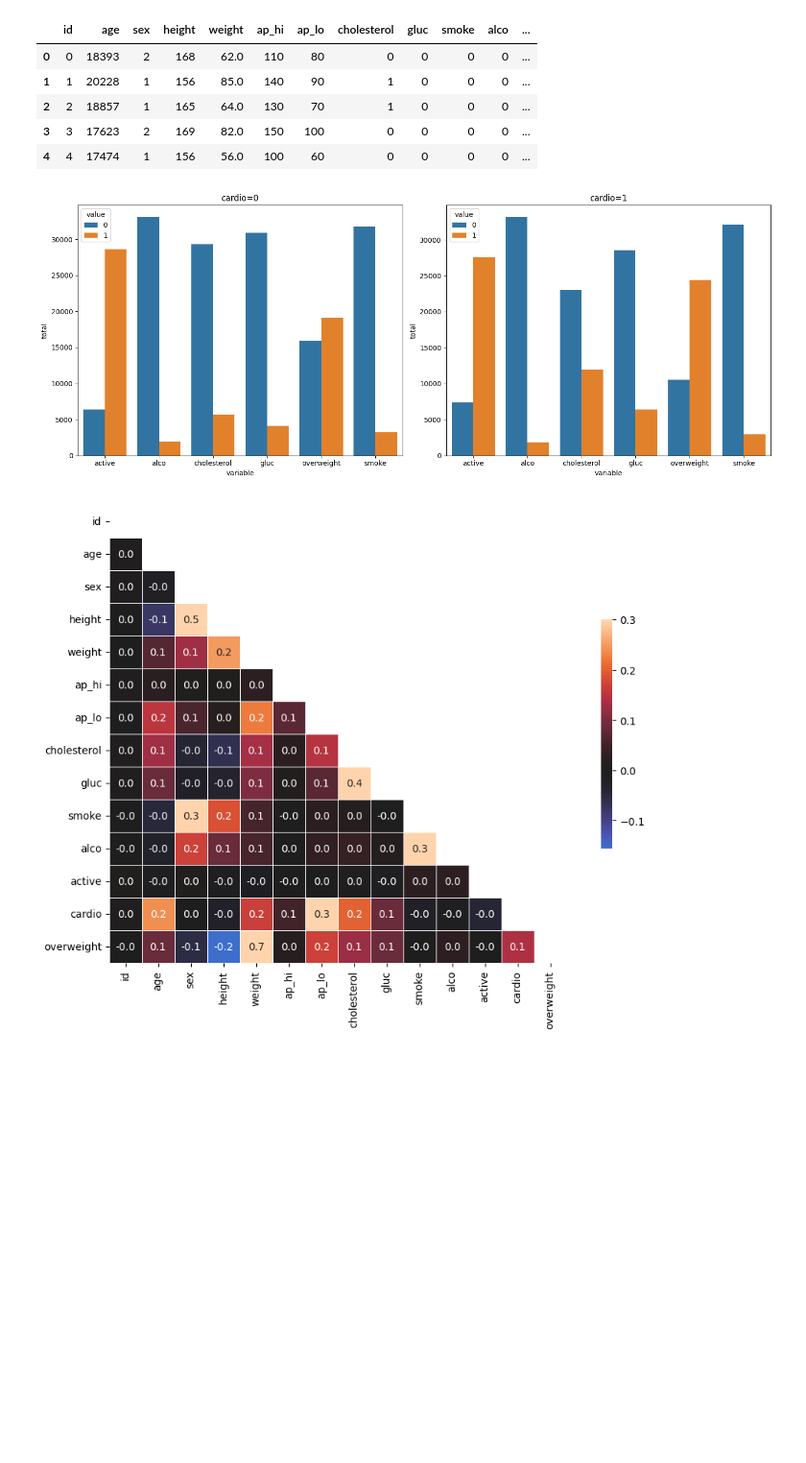
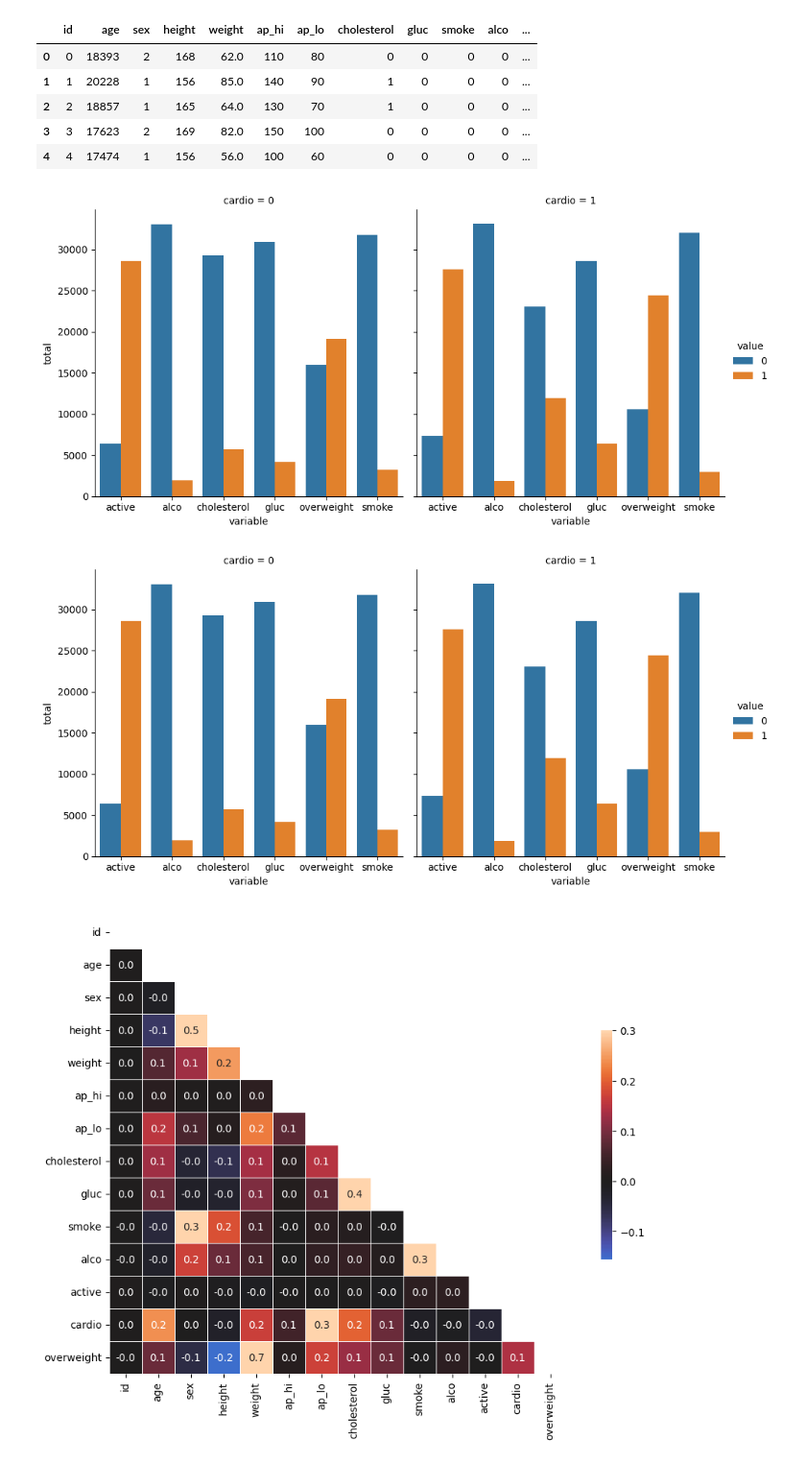
Before and after one commit to macosta7/curso_python, a Jupyter notebook: exercicio3/jupyter.ipynb, the cells around one changed output. Shown at 96% size. Saved outputs shown, nothing was run; the diff lists cells and outputs as text; code cells hidden in the pictures; blank space fills up the shorter version.

```diff
--- a/exercicio3/jupyter.ipynb
+++ b/exercicio3/jupyter.ipynb
@@ -42,43 +42,27 @@ df.head()
 # %%
 # Draw the Categorical Plot in the draw_cat_plot function.
 def draw_cat_plot():
-    # 5. Derreter os dados para um formato longo
+    # 5
     df_cat = pd.melt(df[['cholesterol', 'gluc', 'smoke', 'alco', 'active', 'cardio', 'overweight']],
                     id_vars=['cardio'], var_name='variable', value_name='value')
 
-    # 6. Agrupar os dados e contar as ocorrências
-    df_cat_grouped = df_cat.groupby(['cardio', 'variable', 'value']).size().reset_index(name='total')
+    # 6
+    df_cat = pd.melt(df, id_vars=['cardio'], value_vars=['active', 'alco', 'cholesterol', 'gluc', 'overweight', 'smoke'])
 
-    # 7. Filtrar os dados para cardio=0 e cardio=1
-    df_cat_cardio_0 = df_cat_grouped[df_cat_grouped['cardio'] == 0]
-    df_cat_cardio_1 = df_cat_grouped[df_cat_grouped['cardio'] == 1]
+    # 7
+    catplot = sns.catplot(data=df_cat, x='variable', hue='value', kind='count', col='cardio')
 
-    # 8. Criar os subgráficos (lado a lado)
-    fig, axes = plt.subplots(1, 2, figsize=(15, 6))  # 1 linha, 2 colunas
+    # 8
+    catplot.set_axis_labels('variable', 'total')
 
-    # Gráfico para cardio=0 (no primeiro subplot)
-    sns.barplot(x='variable', y='total', hue='value', data=df_cat_cardio_0, ax=axes[0])
-    axes[0].set_title('cardio=0')
-    axes[0].set_ylabel('total')
-
-    # Gráfico para cardio=1 (no segundo subplot)
-    sns.barplot(x='variable', y='total', hue='value', data=df_cat_cardio_1, ax=axes[1])
-    axes[1].set_title('cardio=1')
-    axes[1].set_ylabel('total')
-
-    # Ajustar layout para evitar sobreposição
-    plt.tight_layout()
-
-    # 9. Salvar a figura gerada
-    fig.savefig('catplot.png')
-
-    plt.close(fig)
-
-    return fig
+    # 9
+    catplot.fig.savefig('catplot.png')
+    return catplot.fig
 
 draw_cat_plot()
 # %% [output]
-[figure, old version]
+[figure, new version]
+[figure, added]
 # %%
 def draw_heat_map():
     # 11 - Limpeza dos dados
```
Also changed, not shown: 4 other files.
